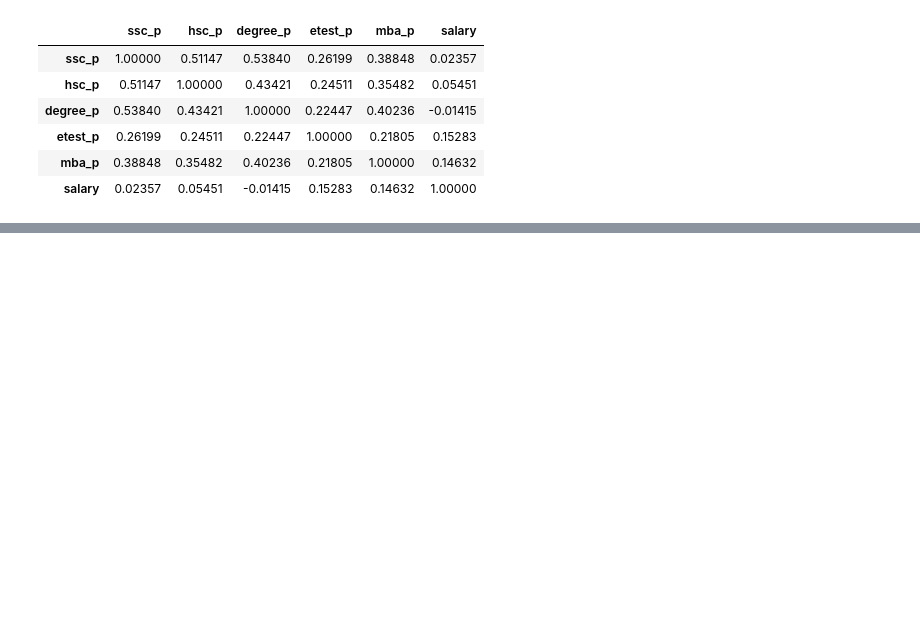
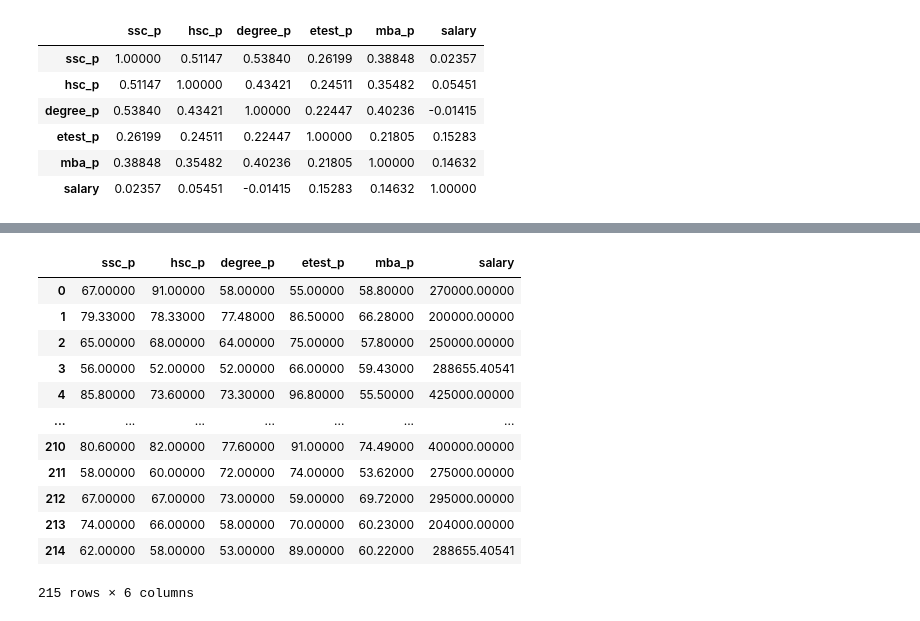
Before and after one commit to mohanasudhashanmugam/DataScience, a Jupyter notebook: BivariateAnalysis.ipynb, the cells around one changed output, grey strips where cells are left out. Cells and saved outputs as stored; diff of their text form; code cells hidden in the pictures; blank space fills up the shorter version.

```diff
--- a/BivariateAnalysis.ipynb
+++ b/BivariateAnalysis.ipynb
@@ -67,0 +74,17 @@ df.corr()
+# %%
+df=dataset.drop('sl_no', axis=1)##or dataset.drop("sl_no,inplace=True")
+df
+# %% [output]
+|  | ssc_p | hsc_p | degree_p | etest_p | mba_p | salary |
+| 0 | 67.00000 | 91.00000 | 58.00000 | 55.00000 | 58.80000 | 270000.00000 |
+| 1 | 79.33000 | 78.33000 | 77.48000 | 86.50000 | 66.28000 | 200000.00000 |
+| 2 | 65.00000 | 68.00000 | 64.00000 | 75.00000 | 57.80000 | 250000.00000 |
+| 3 | 56.00000 | 52.00000 | 52.00000 | 66.00000 | 59.43000 | 288655.40541 |
+| 4 | 85.80000 | 73.60000 | 73.30000 | 96.80000 | 55.50000 | 425000.00000 |
+| ... | ... | ... | ... | ... | ... | ... |
+| 210 | 80.60000 | 82.00000 | 77.60000 | 91.00000 | 74.49000 | 400000.00000 |
+| 211 | 58.00000 | 60.00000 | 72.00000 | 74.00000 | 53.62000 | 275000.00000 |
+| 212 | 67.00000 | 67.00000 | 73.00000 | 59.00000 | 69.72000 | 295000.00000 |
+| 213 | 74.00000 | 66.00000 | 58.00000 | 70.00000 | 60.23000 | 204000.00000 |
+| 214 | 62.00000 | 58.00000 | 53.00000 | 89.00000 | 60.22000 | 288655.40541 |
+215 rows × 6 columns
```
Also changed, not shown: parts of 11 cells of this notebook.
